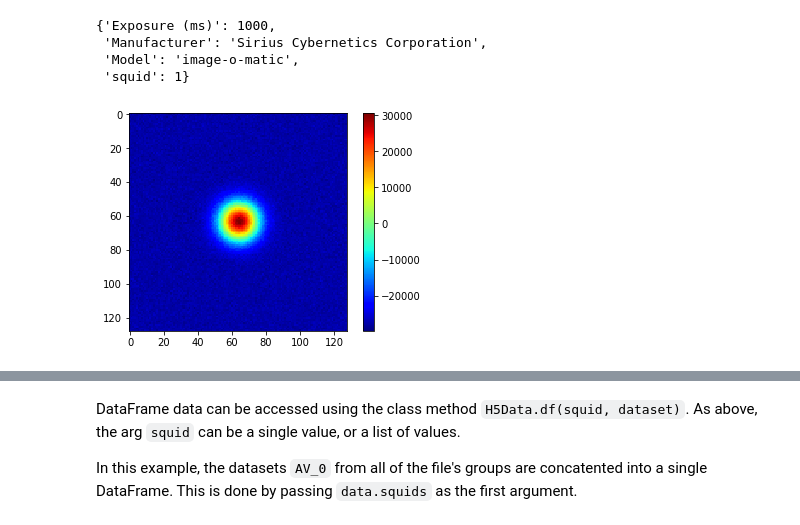
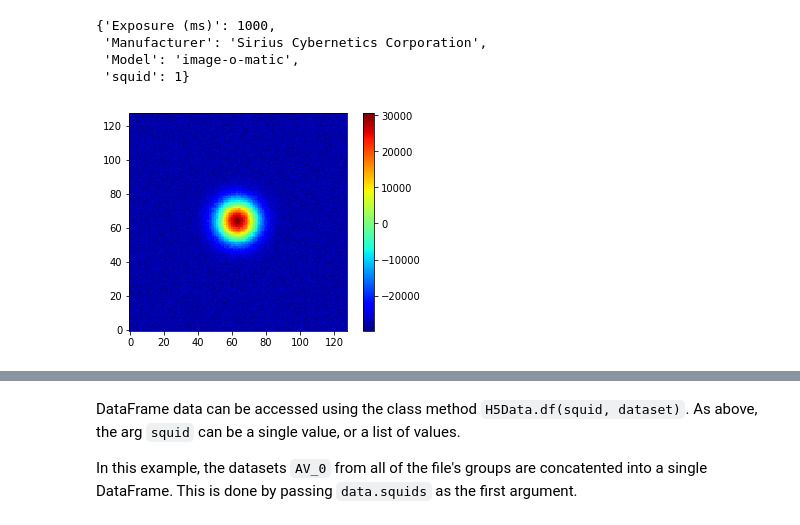
Before and after one commit to ad3ller/e11_analysis, a Jupyter notebook: notebooks/2)_Raw_datasets.ipynb, the cells around one changed output, grey strips where cells are left out. Saved outputs shown, nothing was run; the diff lists cells and outputs as text; code cells hidden in the pictures.

```diff
--- a/notebooks/2)_Raw_datasets.ipynb
+++ b/notebooks/2)_Raw_datasets.ipynb
@@ -151,14 +150,14 @@ img_info
 # %%
 # average image
 av_img = np.mean(img, axis=2)
 cmap = 'jet'
 
 # plot
 fig, ax = plt.subplots()
-image = ax.imshow(av_img, cmap=cmap)
+image = ax.imshow(av_img.T, cmap=cmap, origin="lower")
 cb = plt.colorbar(image)
 
 # output
 plt.show()
 # %% [output]
-[figure, old version]
+[figure, new version]
```
Also changed, not shown: parts of 3 cells of this notebook, 4 other files.
